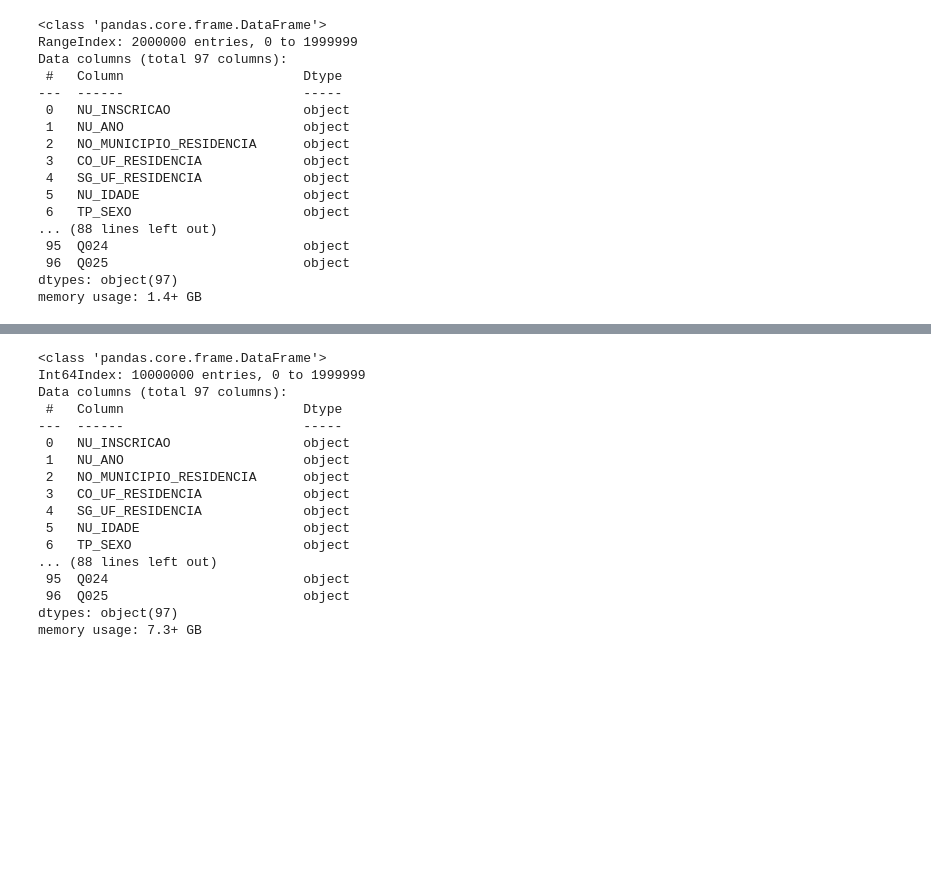
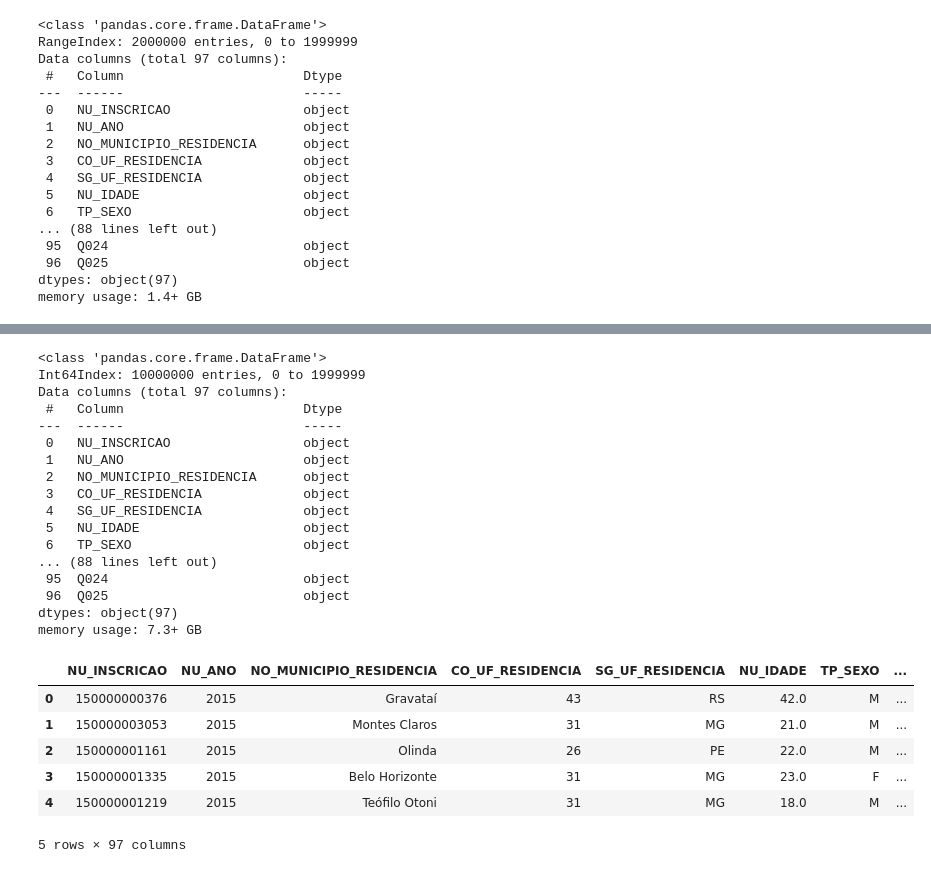
Before and after one commit to projetobigdatasenac2020/ProjetoFinalBigData, a Jupyter notebook: AnaliseExploratoria.ipynb, the cells around one changed output, grey strips where cells are left out. Saved outputs shown, nothing was run; the diff lists cells and outputs as text; code cells hidden in the pictures; blank space fills up the shorter version.

Commit message:
Atualização
Atualização da Analise Exploratoria e Tabela Enem Atualizado.

```diff
--- a/AnaliseExploratoria.ipynb
+++ b/AnaliseExploratoria.ipynb
@@ -404,20 +451,40 @@ Liberação Memória concluída com sucesso - 2020-08-05 22:00:34.933734.
+# %%
+# Criação do Dataframe para analise exploratória
+
+print(f'Dataframe df_enem sendo criado - {datetime.now()}.')
+
+df_enem = pd.DataFrame(cursor.execute('SELECT * FROM tb_enem'), dtype = str)
+
+print(f'Dataframe df_enem criado com sucesso - {datetime.now()}.')
+# %%
+# Apresentação dos dados do Dataframe
+
+df_enem.info()
+# %% [output]
+<class 'pandas.core.frame.DataFrame'>
+Int64Index: 10000000 entries, 0 to 1999999
+Data columns (total 97 columns):
+ #   Column                       Dtype
+---  ------                       -----
+ 0   NU_INSCRICAO                 object
+ 1   NU_ANO                       object
+ 2   NO_MUNICIPIO_RESIDENCIA      object
+ 3   CO_UF_RESIDENCIA             object
+ 4   SG_UF_RESIDENCIA             object
+ 5   NU_IDADE                     object
+ 6   TP_SEXO                      object
+... (88 lines left out)
+ 95  Q024                         object
+ 96  Q025                         object
+dtypes: object(97)
+memory usage: 7.3+ GB
 # %%
-df_enem.info()
+df_enem.head()
 # %% [output]
+|  | NU_INSCRICAO | NU_ANO | NO_MUNICIPIO_RESIDENCIA | CO_UF_RESIDENCIA | SG_UF_RESIDENCIA | NU_IDADE | TP_SEXO | ... |
+| 0 | 150000000376 | 2015 | Gravataí | 43 | RS | 42.0 | M | ... |
+| 1 | 150000003053 | 2015 | Montes Claros | 31 | MG | 21.0 | M | ... |
+| 2 | 150000001161 | 2015 | Olinda | 26 | PE | 22.0 | M | ... |
+| 3 | 150000001335 | 2015 | Belo Horizonte | 31 | MG | 23.0 | F | ... |
+| 4 | 150000001219 | 2015 | Teófilo Otoni | 31 | MG | 18.0 | M | ... |
-<class 'pandas.core.frame.DataFrame'>
-Int64Index: 10000000 entries, 0 to 1999999
-Data columns (total 97 columns):
- #   Column                       Dtype
----  ------                       -----
- 0   NU_INSCRICAO                 object
- 1   NU_ANO                       object
- 2   NO_MUNICIPIO_RESIDENCIA      object
- 3   CO_UF_RESIDENCIA             object
- 4   SG_UF_RESIDENCIA             object
- 5   NU_IDADE                     object
- 6   TP_SEXO                      object
-... (88 lines left out)
- 95  Q024                         object
- 96  Q025                         object
-dtypes: object(97)
-memory usage: 7.3+ GB
+5 rows × 97 columns
```
Also changed, not shown: parts of 11 cells of this notebook, 1 other file.
